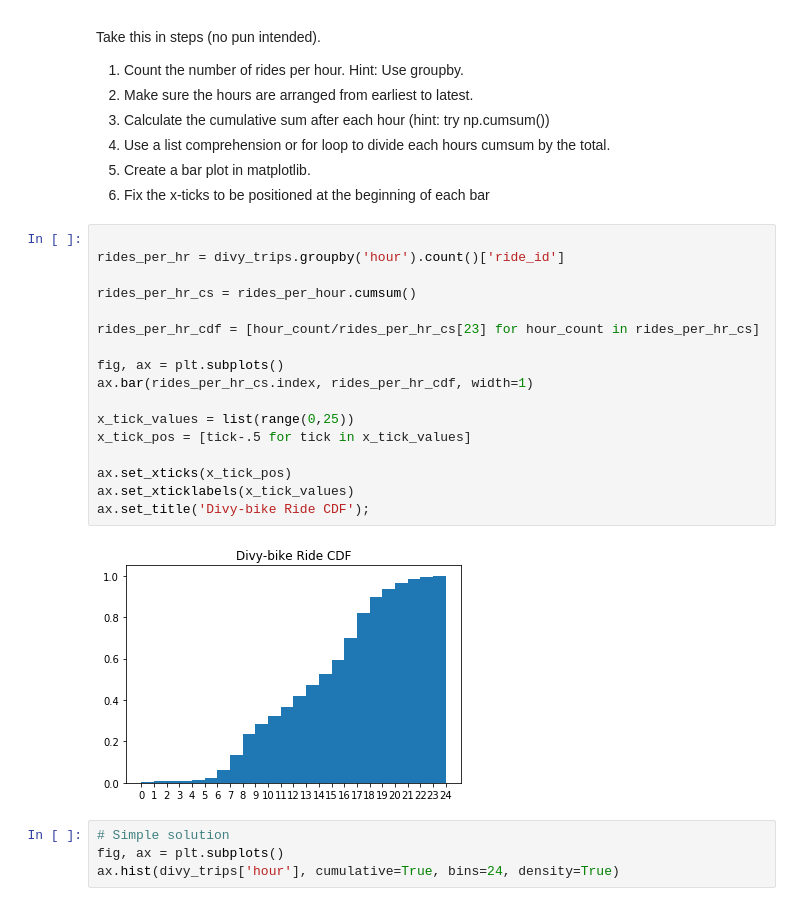
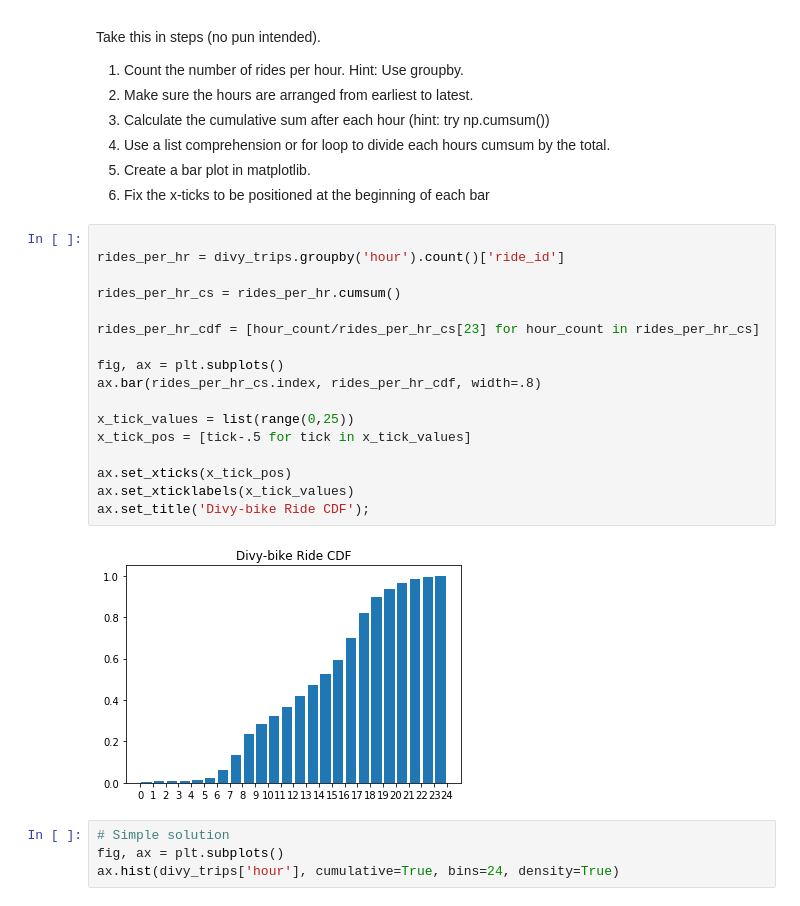
Before and after one commit to Caellwyn/distributions_ds-west-082420, a Jupyter notebook: index.ipynb, the cells around one changed output. Cells and saved outputs as stored; diff of their text form.

```diff
--- a/index.ipynb
+++ b/index.ipynb
@@ -414,22 +414,22 @@ Take this in steps (no pun intended).
 # %%
 
 rides_per_hr = divy_trips.groupby('hour').count()['ride_id']
 
-rides_per_hr_cs = rides_per_hour.cumsum()
+rides_per_hr_cs = rides_per_hr.cumsum()
 
 rides_per_hr_cdf = [hour_count/rides_per_hr_cs[23] for hour_count in rides_per_hr_cs]
 
 fig, ax = plt.subplots()
-ax.bar(rides_per_hr_cs.index, rides_per_hr_cdf, width=1)
+ax.bar(rides_per_hr_cs.index, rides_per_hr_cdf, width=.8)
 
 x_tick_values = list(range(0,25))
 x_tick_pos = [tick-.5 for tick in x_tick_values]
 
 ax.set_xticks(x_tick_pos)
 ax.set_xticklabels(x_tick_values)
 ax.set_title('Divy-bike Ride CDF');
 # %% [output]
-[figure, old version]
+[figure, new version]
 # %%
 # Simple solution
 fig, ax = plt.subplots()
```
Also changed, not shown: parts of 43 cells of this notebook, 11 other files.
